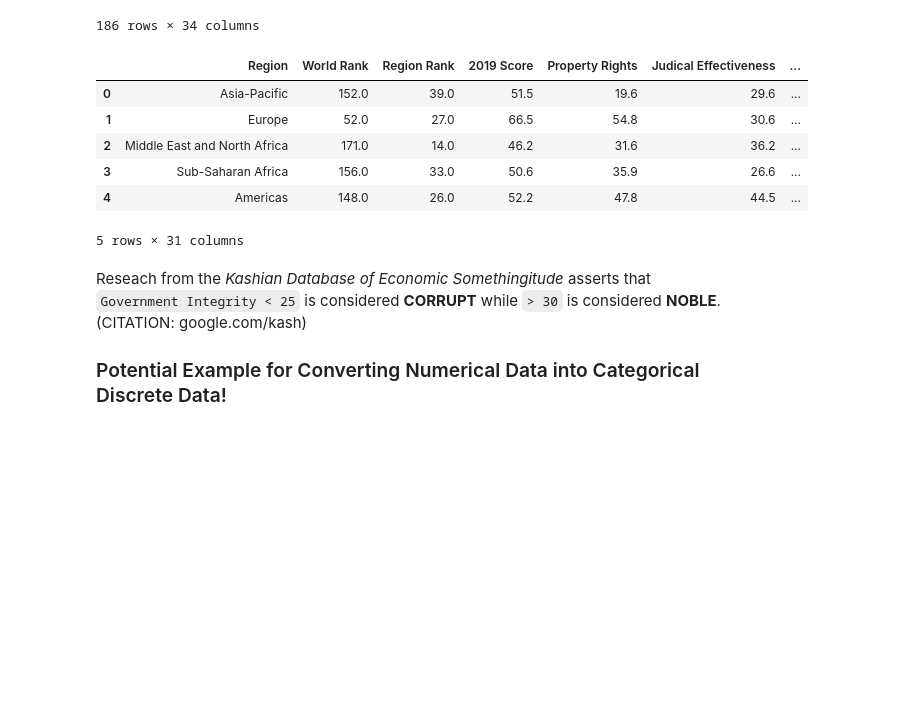
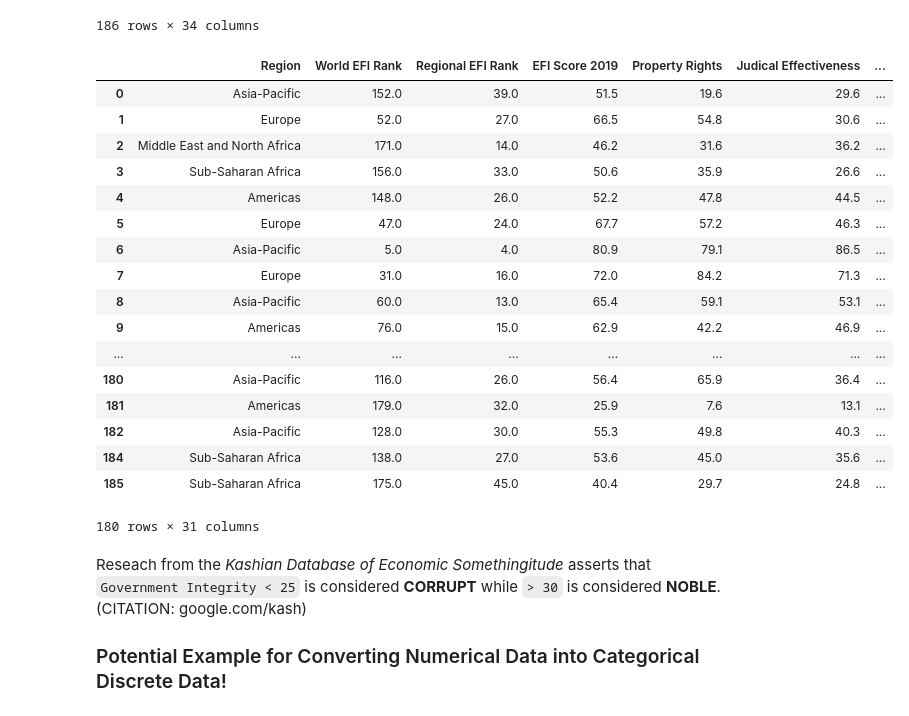
Before and after one commit to fchikwekwe/IntroToMachineLearning, a Jupyter notebook: EconomicFreedomProject.ipynb, the cells around one changed output. Saved outputs shown, nothing was run; the diff lists cells and outputs as text; code cells hidden in the pictures; blank space fills up the shorter version.

```diff
--- a/EconomicFreedomProject.ipynb
+++ b/EconomicFreedomProject.ipynb
@@ -45,11 +47,22 @@ df = df.drop(["WEBNAME", "CountryID", "Country Name"], axis = 1)
-# %%
-df.head()
-# %% [output]
-|  | Region | World Rank | Region Rank | 2019 Score | Property Rights | Judical Effectiveness | ... |
-| 0 | Asia-Pacific | 152.0 | 39.0 | 51.5 | 19.6 | 29.6 | ... |
-| 1 | Europe | 52.0 | 27.0 | 66.5 | 54.8 | 30.6 | ... |
-| 2 | Middle East and North Africa | 171.0 | 14.0 | 46.2 | 31.6 | 36.2 | ... |
-| 3 | Sub-Saharan Africa | 156.0 | 33.0 | 50.6 | 35.9 | 26.6 | ... |
-| 4 | Americas | 148.0 | 26.0 | 52.2 | 47.8 | 44.5 | ... |
-5 rows × 31 columns
+# %%
+data
+# %% [output]
+|  | Region | World EFI Rank | Regional EFI Rank | EFI Score 2019 | Property Rights | Judical Effectiveness | ... |
+| 0 | Asia-Pacific | 152.0 | 39.0 | 51.5 | 19.6 | 29.6 | ... |
+| 1 | Europe | 52.0 | 27.0 | 66.5 | 54.8 | 30.6 | ... |
+| 2 | Middle East and North Africa | 171.0 | 14.0 | 46.2 | 31.6 | 36.2 | ... |
+| 3 | Sub-Saharan Africa | 156.0 | 33.0 | 50.6 | 35.9 | 26.6 | ... |
+| 4 | Americas | 148.0 | 26.0 | 52.2 | 47.8 | 44.5 | ... |
+| 5 | Europe | 47.0 | 24.0 | 67.7 | 57.2 | 46.3 | ... |
+| 6 | Asia-Pacific | 5.0 | 4.0 | 80.9 | 79.1 | 86.5 | ... |
+| 7 | Europe | 31.0 | 16.0 | 72.0 | 84.2 | 71.3 | ... |
+| 8 | Asia-Pacific | 60.0 | 13.0 | 65.4 | 59.1 | 53.1 | ... |
+| 9 | Americas | 76.0 | 15.0 | 62.9 | 42.2 | 46.9 | ... |
+| ... | ... | ... | ... | ... | ... | ... | ... |
+| 180 | Asia-Pacific | 116.0 | 26.0 | 56.4 | 65.9 | 36.4 | ... |
+| 181 | Americas | 179.0 | 32.0 | 25.9 | 7.6 | 13.1 | ... |
+| 182 | Asia-Pacific | 128.0 | 30.0 | 55.3 | 49.8 | 40.3 | ... |
+| 184 | Sub-Saharan Africa | 138.0 | 27.0 | 53.6 | 45.0 | 35.6 | ... |
+| 185 | Sub-Saharan Africa | 175.0 | 45.0 | 40.4 | 29.7 | 24.8 | ... |
+180 rows × 31 columns
 # %%
```
Also changed, not shown: parts of 33 cells of this notebook, 2 other files.
